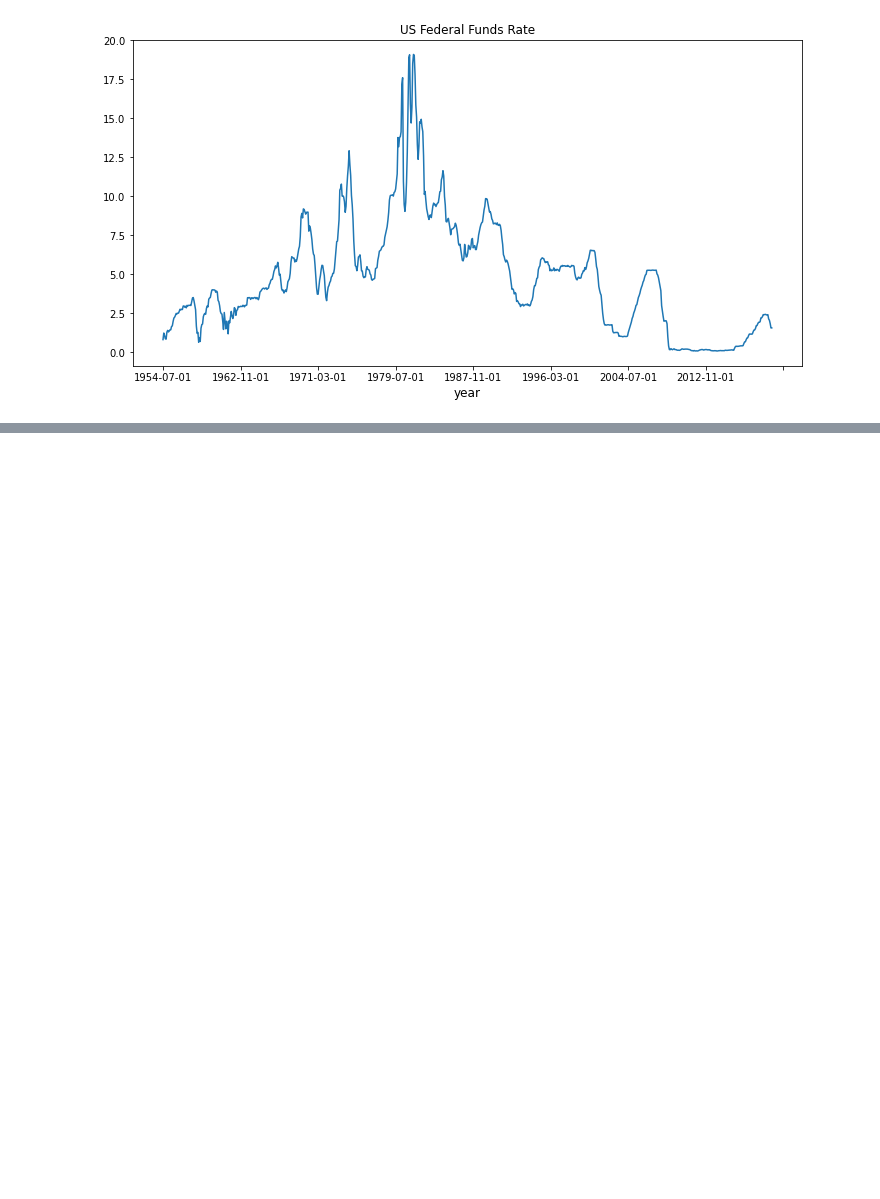
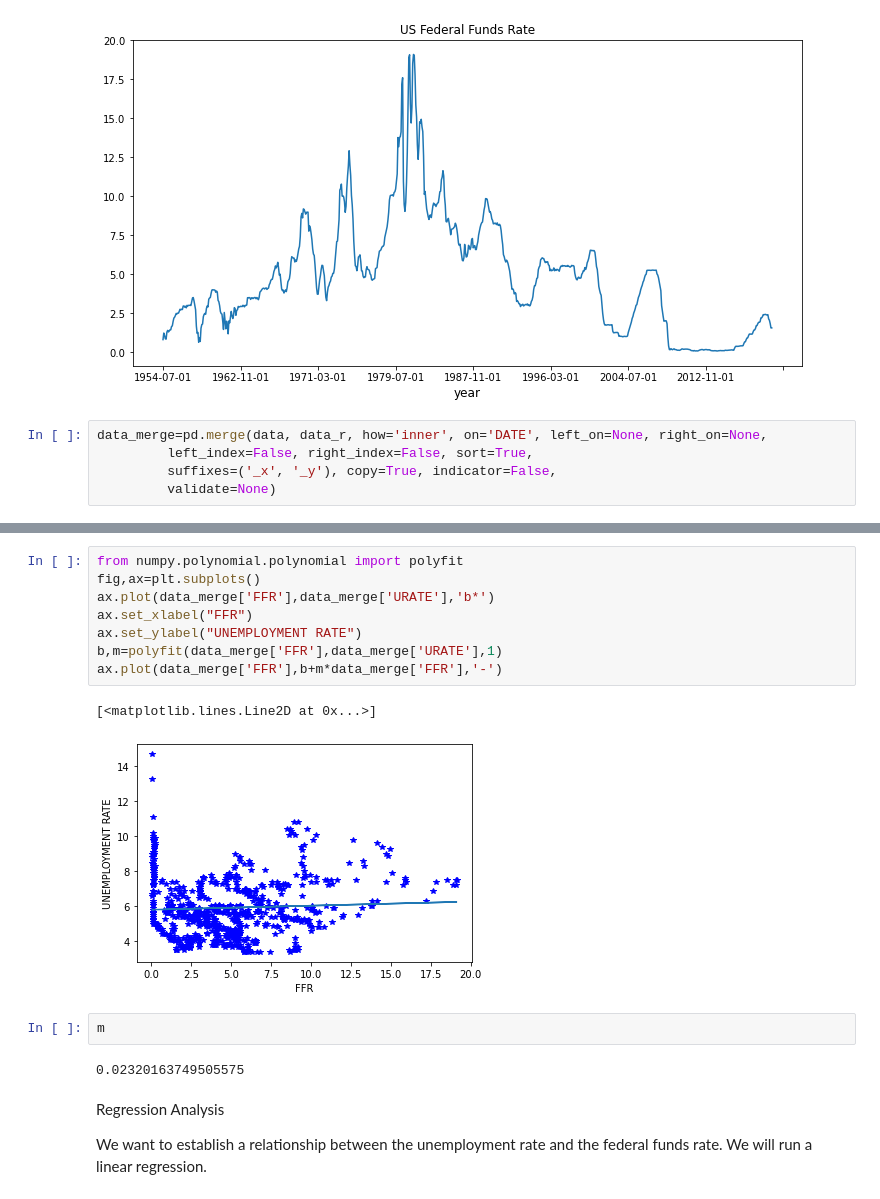
Before and after one commit to doctorkdo/Econ-149-Project, a Jupyter notebook: Econ149 Project.ipynb, the cells around one changed output, grey strips where cells are left out. Saved outputs shown, nothing was run; the diff lists cells and outputs as text; blank space fills up the shorter version.

```diff
--- a/Econ149 Project.ipynb
+++ b/Econ149 Project.ipynb
@@ -118,3 +118,8 @@ ax.set_xlabel('year', fontsize=12)
 plt.show()
 # %% [output]
 [figure]
+# %%
+data_merge=pd.merge(data, data_r, how='inner', on='DATE', left_on=None, right_on=None,
+         left_index=False, right_index=False, sort=True,
+         suffixes=('_x', '_y'), copy=True, indicator=False,
+         validate=None)
@@ -120,0 +135,19 @@ plt.show()
+# %%
+from numpy.polynomial.polynomial import polyfit
+fig,ax=plt.subplots()
+ax.plot(data_merge['FFR'],data_merge['URATE'],'b*')
+ax.set_xlabel("FFR")
+ax.set_ylabel("UNEMPLOYMENT RATE")
+b,m=polyfit(data_merge['FFR'],data_merge['URATE'],1)
+ax.plot(data_merge['FFR'],b+m*data_merge['FFR'],'-')
+# %% [output]
+[<matplotlib.lines.Line2D at 0x...>]
+[figure, added]
+# %%
+m
+# %% [output]
+0.02320163749505575
+# %% [markdown]
+Regression Analysis
+
+We want to establish a relationship between the unemployment rate and the federal funds rate. We will run a linear regression.
```
Also changed, not shown: parts of 4 cells of this notebook.
